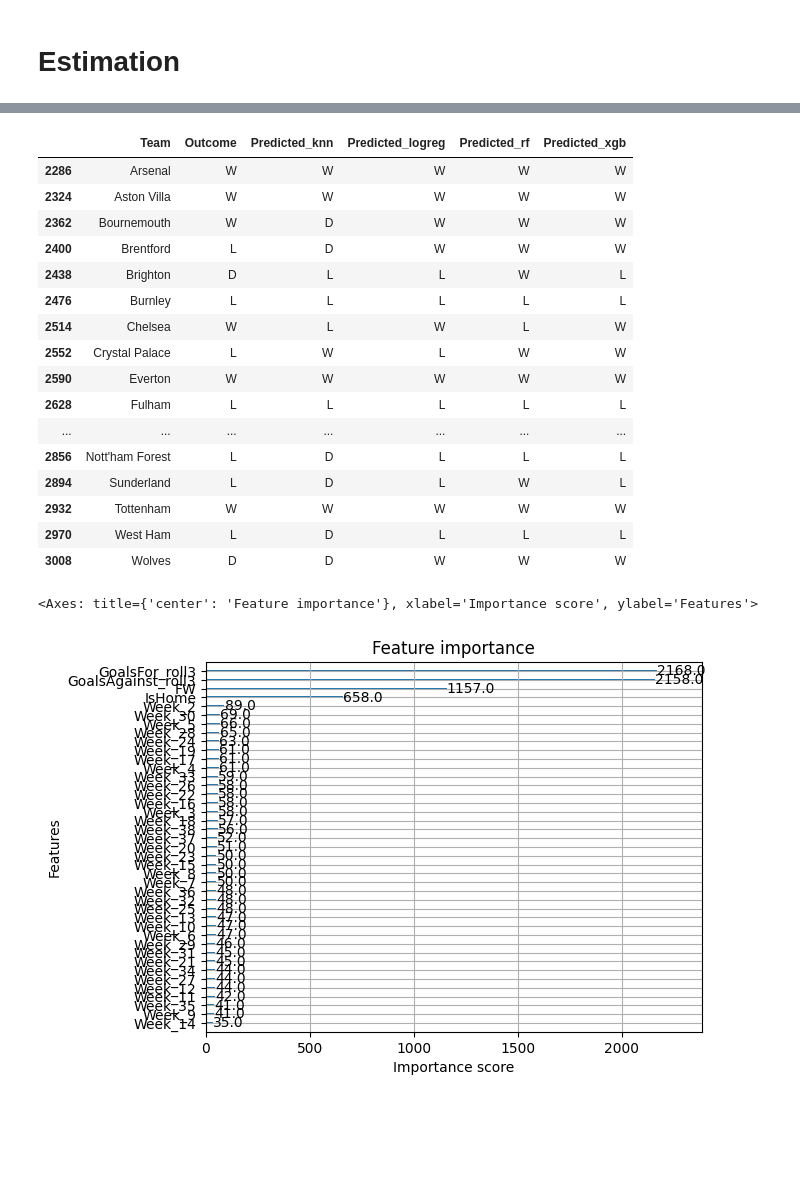
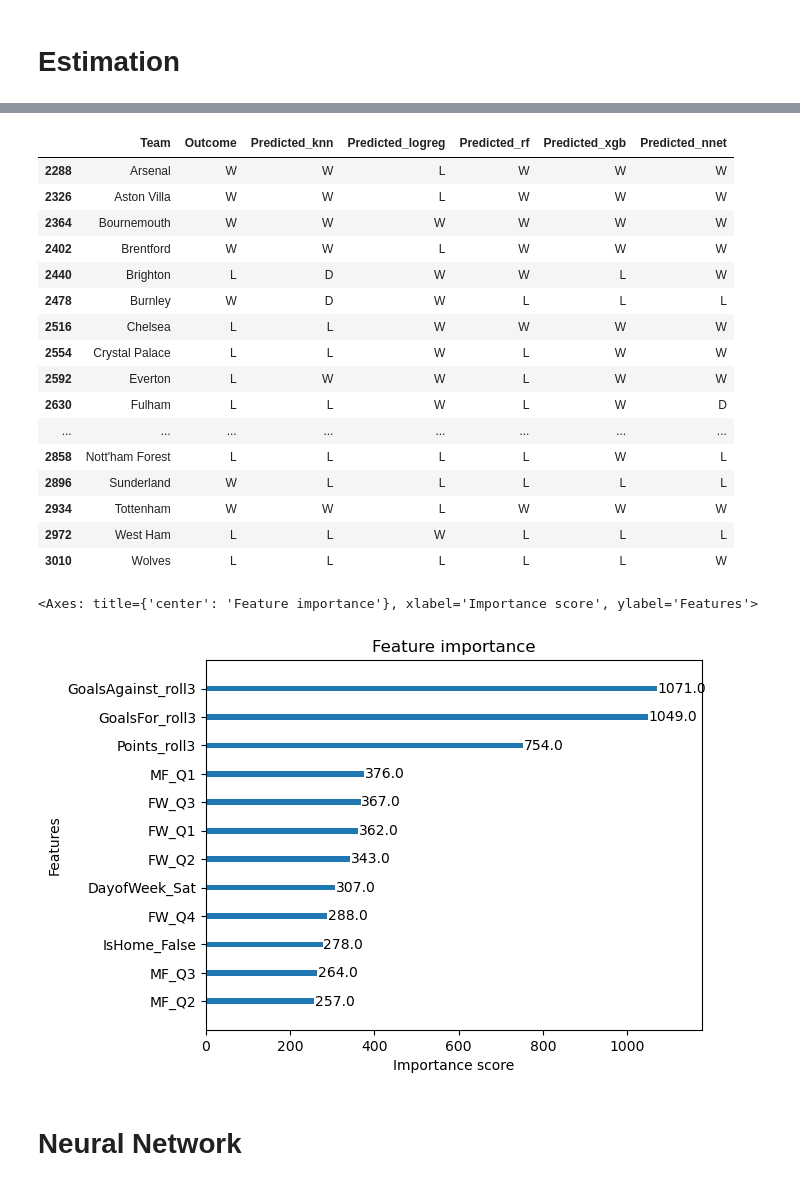
Before and after one commit to amirhosseintavakoli/English-Premier-League-Prediction, a Jupyter notebook: analysis_match_player_level.ipynb, the cells around one changed output, grey strips where cells are left out. Cells and saved outputs as stored; diff of their text form; code cells hidden in the pictures; blank space fills up the shorter version.

```diff
--- a/analysis_match_player_level.ipynb
+++ b/analysis_match_player_level.ipynb
@@ -314,15 +328,21 @@ long_df
 # %% [markdown]
 Histogram of winning against the rolling average number of goals for
 # %%
-data_table = long_df[['Season','TeamID','Outcome', 'GoalsFor_roll3', 'GoalsAgainst_roll3', 'IsHome_roll3']].dropna()
+data_table = long_df[['Season','TeamID','Outcome', 'GoalsFor_roll3', 'GoalsAgainst_roll3', 'IsHome_roll3', 'Points_roll3',
+                      'FW_Q1', 'FW_Q2', 'FW_Q3', 'FW_Q4']].dropna()
 data_table.loc[:, 'Win'] = 0
 data_table.loc[data_table['Outcome'] == 'W', 'Win'] = 1
 data_table = data_table.groupby(['Season', 'TeamID']).agg(Win = ('Win', 'mean'),
                                                           IsHome_roll3 = ('IsHome_roll3', 'mean'),
                                                           GoalsFor_roll3 = ('GoalsFor_roll3', 'mean'),
-                                                          GoalsAgainst_roll3 = ('GoalsAgainst_roll3', 'mean')
+                                                          GoalsAgainst_roll3 = ('GoalsAgainst_roll3', 'mean'),
+                                                          Points_roll3 = ('Points_roll3', 'mean'),
+                                                          FW_Q1 = ('FW_Q1', 'mean'),
+                                                          FW_Q2 = ('FW_Q2', 'mean'),
+                                                          FW_Q3 = ('FW_Q3', 'mean'),
+                                                          FW_Q4 = ('FW_Q4', 'mean')
                                                           ).reset_index()
-cols = ['GoalsFor_roll3', 'GoalsAgainst_roll3', 'IsHome_roll3']
+cols = ['GoalsFor_roll3', 'GoalsAgainst_roll3', 'IsHome_roll3', 'Points_roll3', 'FW_Q1', 'FW_Q2', 'FW_Q3', 'FW_Q4']
 for col in cols:
     plt.scatter(x=data_table[col], y=data_table['Win'])
 
@@ -515,7 +537,15 @@ def predict_on_long_df(df, raw_features, model_columns, models, le, categorical=
 # %%
 FEATURES_list ={
-    'feature1': ['Week', 'IsHome', 'GoalsFor_roll3', 'GoalsAgainst_roll3'],
-    'feature2': ['Week', 'IsHome', 'FW', 'GoalsFor_roll3', 'GoalsAgainst_roll3'],
+    # 'feature1': ['Week', 'IsHome', 'TeamID', 'DayofWeek', 'GoalsFor_roll3', 'GoalsAgainst_roll3', 'Points_roll3'],
+    # 'feature2': ['Week', 'IsHome', 'TeamID', 'DayofWeek', 'FW_Q4', 'GoalsFor_roll3', 'GoalsAgainst_roll3', 'Points_roll3'],
+    # 'feature3': ['Week', 'IsHome', 'TeamID', 'DayofWeek', 'FW_Q3', 'FW_Q4', 'GoalsFor_roll3', 'GoalsAgainst_roll3', 'Points_roll3'],
+    # 'feature4': ['Week', 'IsHome', 'TeamID', 'DayofWeek', 'FW_Q2', 'FW_Q3', 'FW_Q4', 'GoalsFor_roll3', 'GoalsAgainst_roll3', 'Points_roll3'],
+    'feature5': ['Week', 'IsHome', 'TeamID', 'DayofWeek', 'FW_Q1', 'FW_Q2', 'FW_Q3', 'FW_Q4', 'GoalsFor_roll3', 'GoalsAgainst_roll3', 'Points_roll3'],
+    # 'feature6': ['Week', 'IsHome', 'TeamID', 'DayofWeek', 'GoalsFor_roll3', 'GoalsAgainst_roll3', 'Points_roll3'],
+    # 'feature7': ['Week', 'IsHome', 'TeamID', 'DayofWeek', 'MF_Q3', 'GoalsFor_roll3', 'GoalsAgainst_roll3', 'Points_roll3'],
+    # 'feature8': ['Week', 'IsHome', 'TeamID', 'DayofWeek', 'MF_Q2', 'MF_Q3', 'GoalsFor_roll3', 'GoalsAgainst_roll3', 'Points_roll3'],
+    'feature9': ['Week', 'IsHome', 'TeamID', 'DayofWeek', 'MF_Q1', 'MF_Q2', 'MF_Q3', 'GoalsFor_roll3', 'GoalsAgainst_roll3', 'Points_roll3'],
+    'feature10': ['Week', 'IsHome', 'TeamID', 'DayofWeek', 'FW_Q1', 'FW_Q2', 'FW_Q3', 'FW_Q4', 'MF_Q1', 'MF_Q2', 'MF_Q3', 'GoalsFor_roll3', 'GoalsAgainst_roll3', 'Points_roll3']
 }
 
 for name, FEATURES in FEATURES_list.items():
@@ -524,7 +554,7 @@ for name, FEATURES in FEATURES_list.items():
     print("Used features:", used_features)
     print("Label mapping:", label_mapping)
 
-    X_train, X_test, y_train, y_test = safe_train_test_split(X, y, test_size=0.2, random_state=42)
+    X_train, X_test, y_train, y_test = safe_train_test_split(X, y, test_size=0.2, random_state=173)
 
     models = train_models(X_train, y_train, use_xgb=True)
 
@@ -536,10 +566,10 @@ for name, FEATURES in FEATURES_list.items():
     # Quick confusion matrices for the test set
     sc = models['scaler']
     X_test_scaled = sc.transform(X_test)
-    print("KNN classification report:")
-    print(classification_report(y_test, models['knn'].predict(X_test_scaled), target_names=le.classes_))
-    print("Logistic Regression classification report:")
-    print(classification_report(y_test, models['log_reg'].predict(X_test_scaled), target_names=le.classes_))
-    print("XGBoost classification report:")
-    print(classification_report(y_test, models['xgb'].predict(X_test), target_names=le.classes_))
+    # print("KNN classification report:")
+    # print(classification_report(y_test, models['knn'].predict(X_test_scaled), target_names=le.classes_))
+    # print("Logistic Regression classification report:")
+    # print(classification_report(y_test, models['log_reg'].predict(X_test_scaled), target_names=le.classes_))
+    # print("XGBoost classification report:")
+    # print(classification_report(y_test, models['xgb'].predict(X_test), target_names=le.classes_))
 # %% [output]
@@ -589,26 +615,28 @@ weighted avg       0.39      0.41      0.40       468
 # %%
 # long_df[['Outcome', 'Predicted_knn', 'Predicted_logreg', 'Predicted_rf', 'Predicted_xgb']]
-long_df[(long_df['Season'] == '2025-2026') & (long_df['Week'] == 7)][['Team', 'Outcome', 'Predicted_knn', 'Predicted_logreg', 'Predicted_rf', 'Predicted_xgb']]
+long_df[(long_df['Season'] == '2025-2026') & (long_df['Week'] == 9)][['Team', 'Outcome', 'Predicted_knn', 'Predicted_logreg', 'Predicted_rf', 'Predicted_xgb', 'Predicted_nnet']]
 # %% [output]
-|  | Team | Outcome | Predicted_knn | Predicted_logreg | Predicted_rf | Predicted_xgb |
-| 2286 | Arsenal | W | W | W | W | W |
-| 2324 | Aston Villa | W | W | W | W | W |
-| 2362 | Bournemouth | W | D | W | W | W |
-| 2400 | Brentford | L | D | W | W | W |
-| 2438 | Brighton | D | L | L | W | L |
-| 2476 | Burnley | L | L | L | L | L |
-| 2514 | Chelsea | W | L | W | L | W |
-| 2552 | Crystal Palace | L | W | L | W | W |
-| 2590 | Everton | W | W | W | W | W |
-| 2628 | Fulham | L | L | L | L | L |
-| ... | ... | ... | ... | ... | ... | ... |
-| 2856 | Nott'ham Forest | L | D | L | L | L |
-| 2894 | Sunderland | L | D | L | W | L |
-| 2932 | Tottenham | W | W | W | W | W |
-| 2970 | West Ham | L | D | L | L | L |
-| 3008 | Wolves | D | D | W | W | W |
+|  | Team | Outcome | Predicted_knn | Predicted_logreg | Predicted_rf | Predicted_xgb | Predicted_nnet |
+| 2288 | Arsenal | W | W | L | W | W | W |
+| 2326 | Aston Villa | W | W | L | W | W | W |
+| 2364 | Bournemouth | W | W | W | W | W | W |
+| 2402 | Brentford | W | W | L | W | W | W |
+| 2440 | Brighton | L | D | W | W | L | W |
+| 2478 | Burnley | W | D | W | L | L | L |
+| 2516 | Chelsea | L | L | W | W | W | W |
+| 2554 | Crystal Palace | L | L | W | L | W | W |
+| 2592 | Everton | L | W | W | L | W | W |
+| 2630 | Fulham | L | L | W | L | W | D |
+| ... | ... | ... | ... | ... | ... | ... | ... |
+| 2858 | Nott'ham Forest | L | L | L | L | W | L |
+| 2896 | Sunderland | W | L | L | L | L | L |
+| 2934 | Tottenham | W | W | L | W | W | W |
+| 2972 | West Ham | L | L | W | L | L | L |
+| 3010 | Wolves | L | L | L | L | L | W |
 # %%
-xgb.plot_importance(models['xgb'])
+xgb.plot_importance(models['xgb'], max_num_features=12, grid=False)
 # %% [output]
 <Axes: title={'center': 'Feature importance'}, xlabel='Importance score', ylabel='Features'>
-[figure, old version]
+[figure, new version]
+# %% [markdown]
+# Neural Network
```
Also changed, not shown: parts of 22 cells of this notebook, 1 other file.
